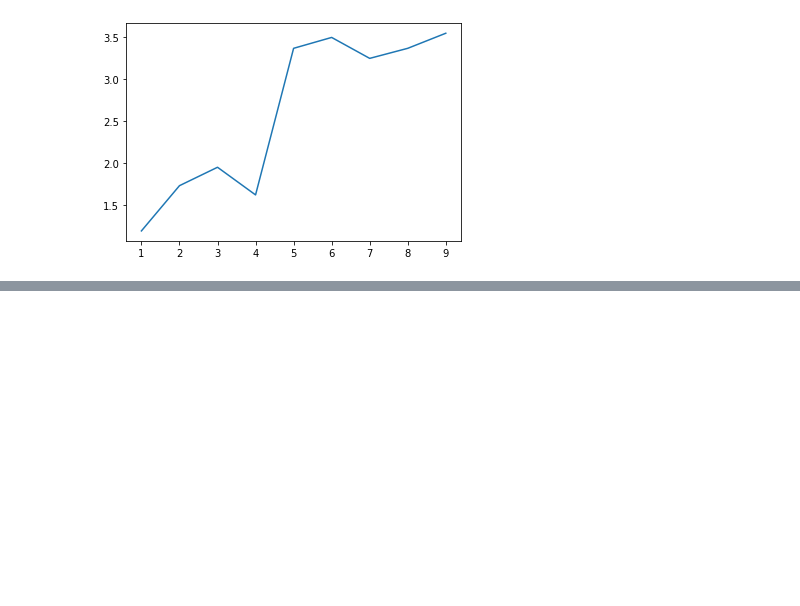
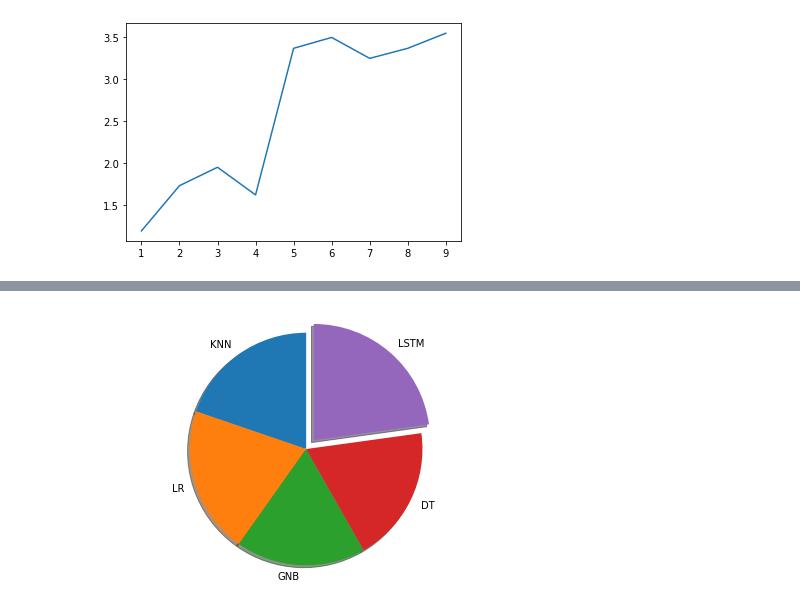
Before and after one commit to ekramasif/Basic-Machine-Learning, a Jupyter notebook: Extraa/Plot.ipynb, the cells around one changed output, grey strips where cells are left out. Cells and saved outputs as stored; diff of their text form; code cells hidden in the pictures; blank space fills up the shorter version.

```diff
--- a/Extraa/Plot.ipynb
+++ b/Extraa/Plot.ipynb
@@ -114,0 +151,17 @@ plt.plot(d, c)
+# %%
+import matplotlib.pyplot as plt
+
+# Pie chart
+Models = ['KNN','LR', 'GNB', 'DT', 'LSTM']
+Accuracy = [86.54, 89.62, 79.01, 83.05, 99.98]
+# only "explode" the 2nd slice (i.e. 'Hogs')
+explode = (0, 0, 0, 0, 0.1)
+fig1, ax1 = plt.subplots()
+ax1.pie(Accuracy, explode=explode, labels=Models,
+        shadow=True, startangle=450)
+# Equal aspect ratio ensures that pie is drawn as a circle
+ax1.axis('equal')
+plt.tight_layout()
+plt.show()
+# %% [output]
+[figure, added]
```
Also changed, not shown: parts of 7 cells of this notebook.
